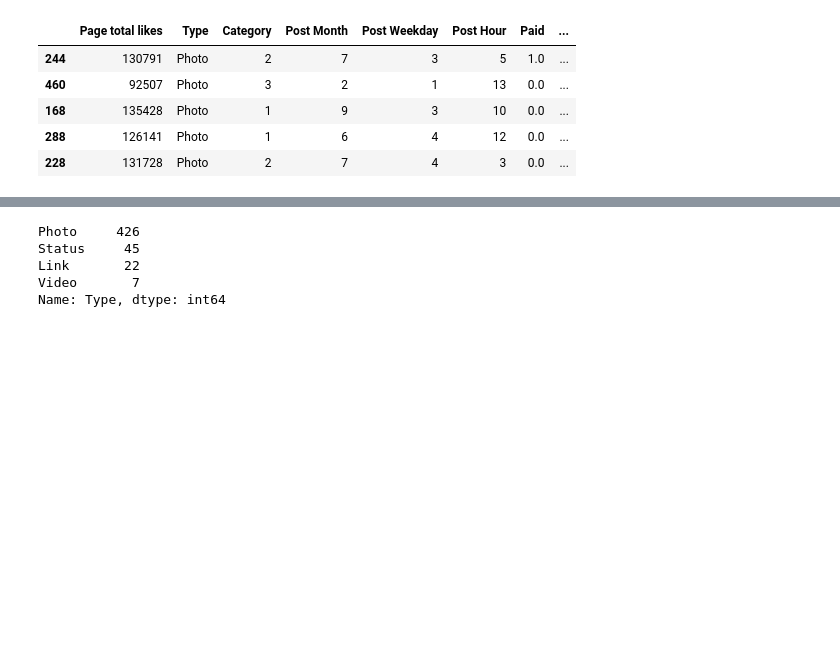
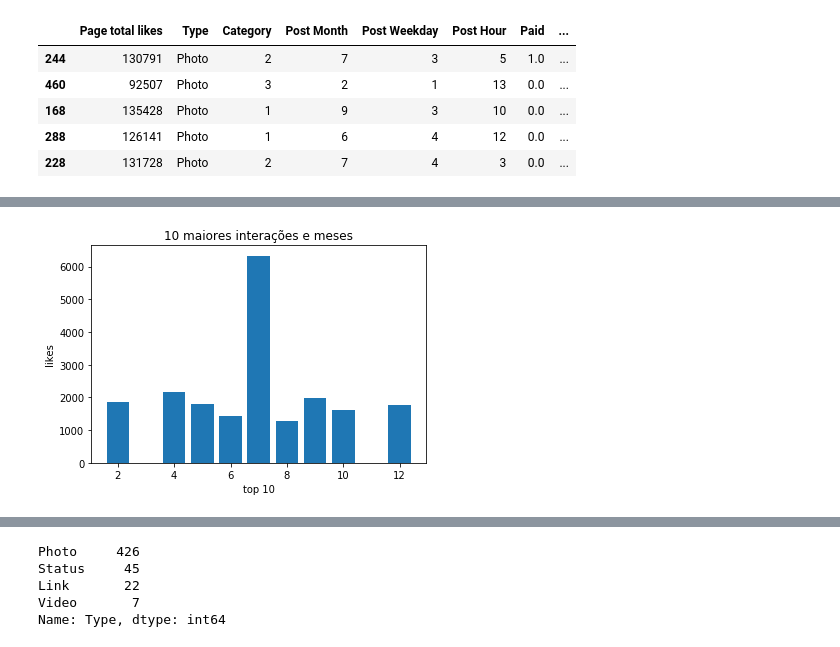
Before and after one commit to flaviocrispin/facebook, a Jupyter notebook: facebook.ipynb, the cells around one changed output, grey strips where cells are left out. Drawn from its saved outputs; the diff is of its cells as text; code cells hidden in the pictures; blank space fills up the shorter version.

```diff
--- a/facebook.ipynb
+++ b/facebook.ipynb
@@ -262,4 +334,4 @@ df.nlargest(5, 'comment')
 | 288 | 126141 | Photo | 1 | 6 | 4 | 12 | 0.0 | ... |
 | 228 | 131728 | Photo | 2 | 7 | 4 | 3 | 0.0 | ... |
 # %%
-n_largest = df['Total Interactions'].nlargest(10)
+n_largest = df.nlargest(10, 'Total Interactions' )
@@ -281,0 +352,2 @@ df['like'].plot()
+# %%
+maiores_mes = n_largest['Post Month']
@@ -281,0 +368,10 @@ df['like'].plot()
+# %%
+maiores = n_largest ['Total Interactions']
+# %%
+plt.bar (maiores_mes, maiores)
+plt.xlabel('top 10')
+plt.ylabel('likes')
+plt.title('10 maiores interações e meses')
+plt.show()
+# %% [output]
+[figure, added]
```
Also changed, not shown: parts of 25 cells of this notebook.
